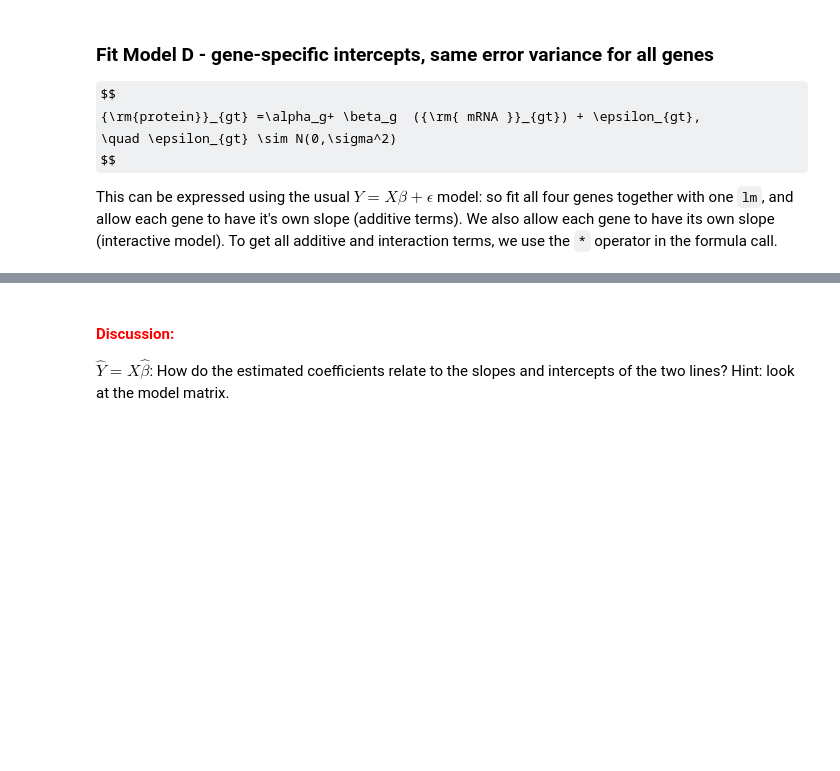
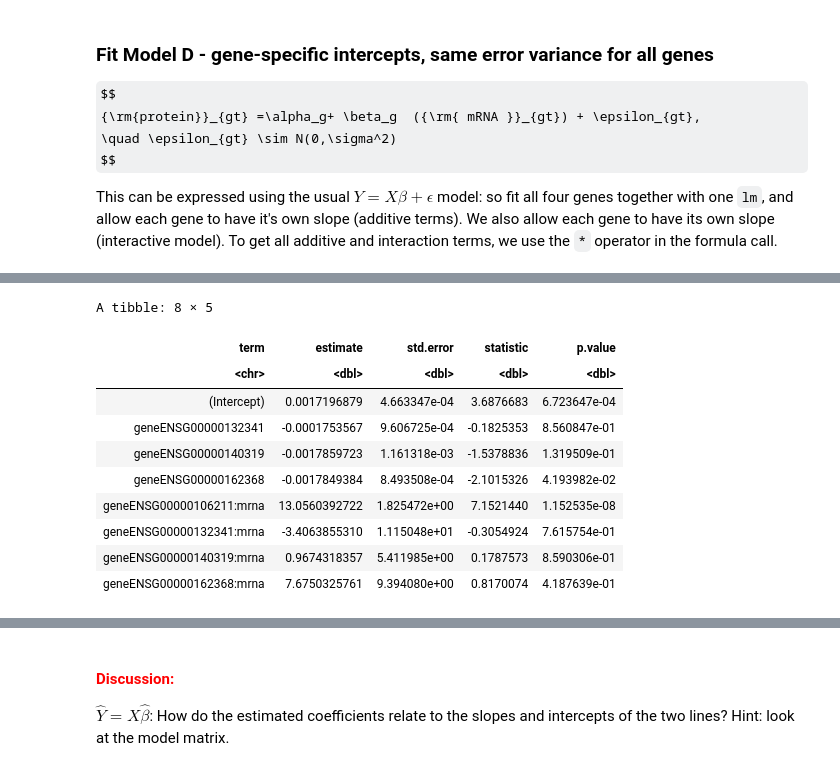
Before and after one commit to UBC-STAT/stat-450, a Jupyter notebook: lectures/04_nested_models.ipynb, the cells around one changed output, grey strips where cells are left out. Drawn from its saved outputs; the diff is of its cells as text; code cells hidden in the pictures; some formulas as TeX source; blank space fills up the shorter version.

```diff
--- a/lectures/04_nested_models.ipynb
+++ b/lectures/04_nested_models.ipynb
@@ -225,6 +318,18 @@ tidy(lm_D)
 # %%
 # A different way to write the same model
-lm_D <- lm(protein ~ gene + gene:mrna, data = sample_4_complete_genes)
+lm_D <- lm(..., data = sample_4_complete_genes)
 tidy(lm_D)
+# %% [output]
+A tibble: 8 × 5
+| term | estimate | std.error | statistic | p.value |
+| <chr> | <dbl> | <dbl> | <dbl> | <dbl> |
+| (Intercept) | 0.0017196879 | 4.663347e-04 | 3.6876683 | 6.723647e-04 |
+| geneENSG00000132341 | -0.0001753567 | 9.606725e-04 | -0.1825353 | 8.560847e-01 |
+| geneENSG00000140319 | -0.0017859723 | 1.161318e-03 | -1.5378836 | 1.319509e-01 |
+| geneENSG00000162368 | -0.0017849384 | 8.493508e-04 | -2.1015326 | 4.193982e-02 |
+| geneENSG00000106211:mrna | 13.0560392722 | 1.825472e+00 | 7.1521440 | 1.152535e-08 |
+| geneENSG00000132341:mrna | -3.4063855310 | 1.115048e+01 | -0.3054924 | 7.615754e-01 |
+| geneENSG00000140319:mrna | 0.9674318357 | 5.411985e+00 | 0.1787573 | 8.590306e-01 |
+| geneENSG00000162368:mrna | 7.6750325761 | 9.394080e+00 | 0.8170074 | 4.187639e-01 |
 # %%
 model.matrix(lm_D)
```
Also changed, not shown: parts of 29 cells of this notebook.
